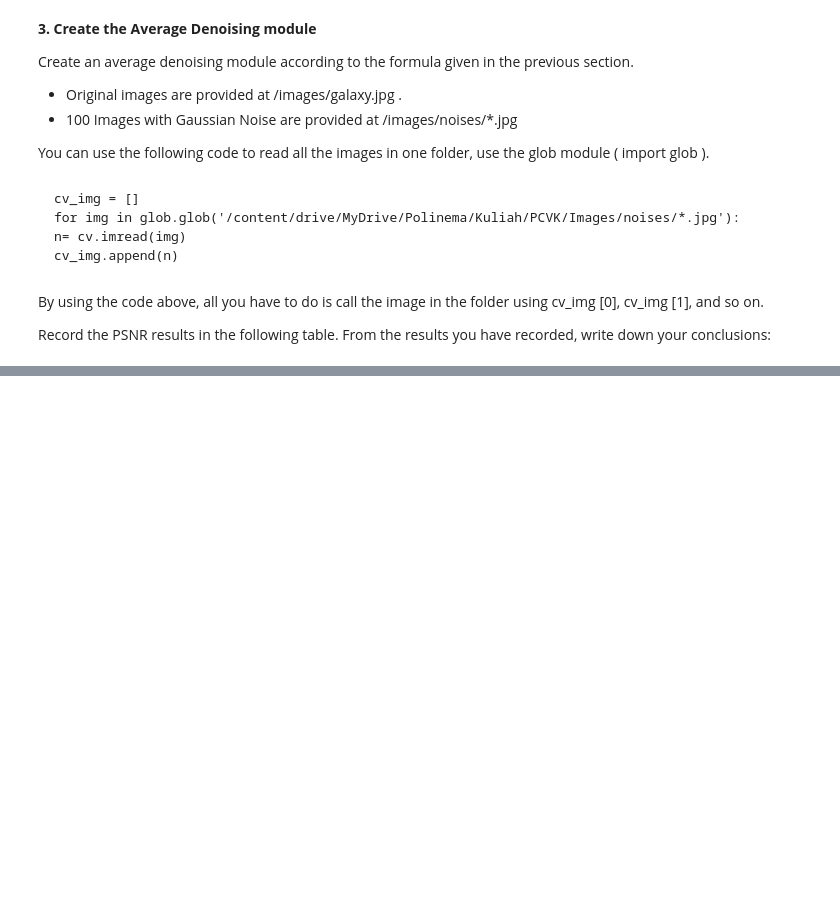
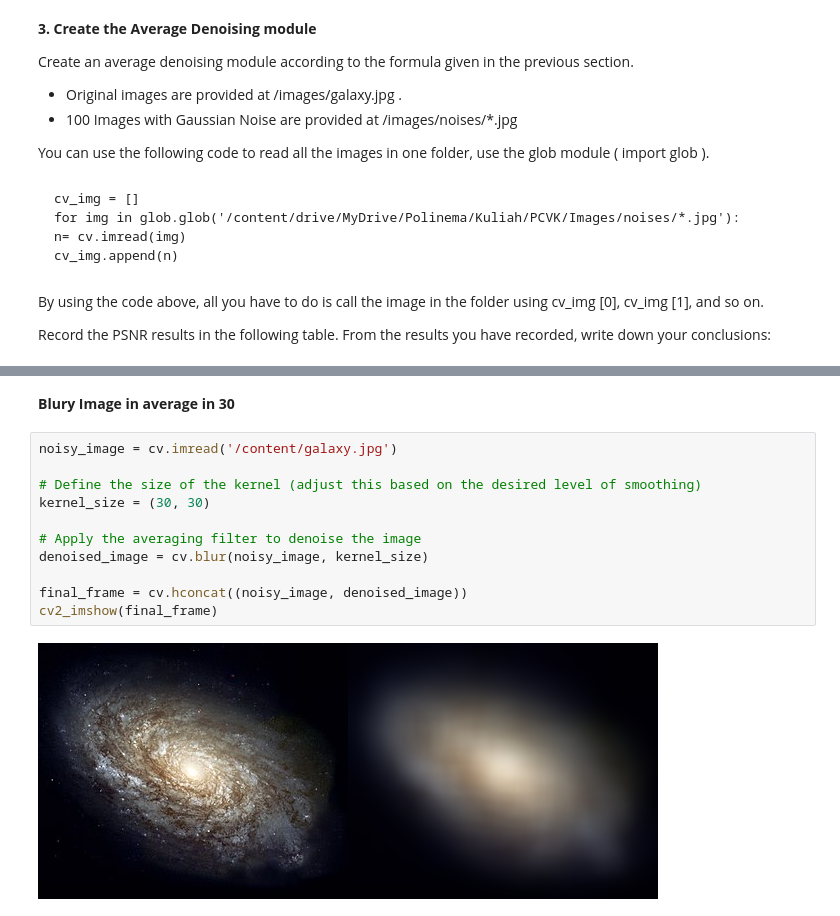
Before and after one commit to MuhammadAdhikaIsaNugraha/PVCK_Ganjil_2023, a Jupyter notebook: Week5.ipynb, the cells around one changed output, grey strips where cells are left out. Cells and saved outputs as stored; diff of their text form; blank space fills up the shorter version.

```diff
--- a/Week5.ipynb
+++ b/Week5.ipynb
@@ -124,0 +144,15 @@ Record the PSNR results in the following table. From the results you have record
+# %% [markdown]
+**Blury Image in average in 30**
+# %%
+noisy_image = cv.imread('/content/galaxy.jpg')
+
+# Define the size of the kernel (adjust this based on the desired level of smoothing)
+kernel_size = (30, 30)
+
+# Apply the averaging filter to denoise the image
+denoised_image = cv.blur(noisy_image, kernel_size)
+
+final_frame = cv.hconcat((noisy_image, denoised_image))
+cv2_imshow(final_frame)
+# %% [output]
+[figure, added]
```
Also changed, not shown: parts of 22 cells of this notebook.
